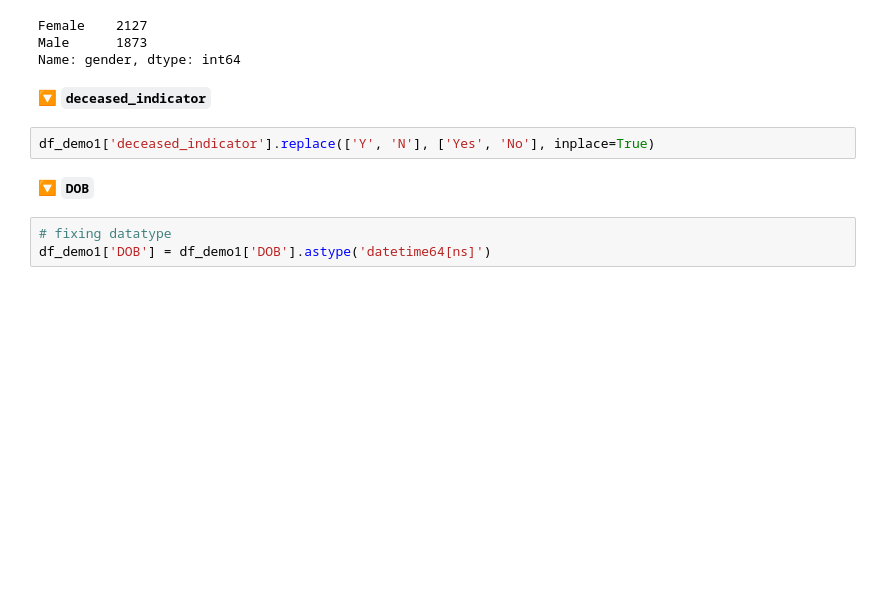
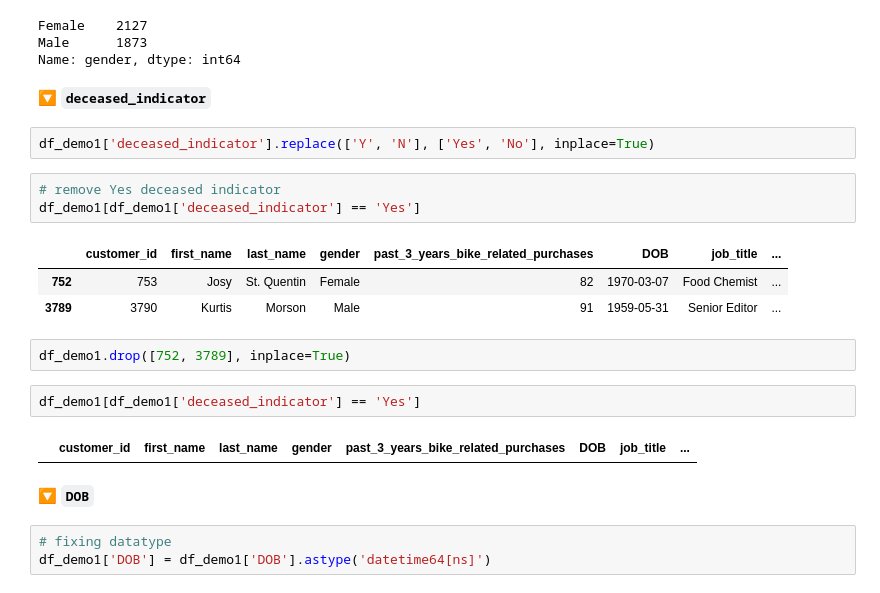
Before and after one commit to faizns/VIX-Data-Analytics-KPMG-AU, a Jupyter notebook: Task 1 - KPMG VIX.ipynb, the cells around one changed output. Drawn from its saved outputs; the diff is of its cells as text; blank space fills up the shorter version.

```diff
--- a/Task 1 - KPMG VIX.ipynb
+++ b/Task 1 - KPMG VIX.ipynb
@@ -374,6 +374,19 @@ Name: gender, dtype: int64
 🔽 **`deceased_indicator`**
 # %%
 df_demo1['deceased_indicator'].replace(['Y', 'N'], ['Yes', 'No'], inplace=True)
+# %%
+# remove Yes deceased indicator
+df_demo1[df_demo1['deceased_indicator'] == 'Yes']
+# %% [output]
+|  | customer_id | first_name | last_name | gender | past_3_years_bike_related_purchases | DOB | job_title | ... |
+| 752 | 753 | Josy | St. Quentin | Female | 82 | 1970-03-07 | Food Chemist | ... |
+| 3789 | 3790 | Kurtis | Morson | Male | 91 | 1959-05-31 | Senior Editor | ... |
+# %%
+df_demo1.drop([752, 3789], inplace=True)
+# %%
+df_demo1[df_demo1['deceased_indicator'] == 'Yes']
+# %% [output]
+|  | customer_id | first_name | last_name | gender | past_3_years_bike_related_purchases | DOB | job_title | ... |
 # %% [markdown]
 🔽 **`DOB`**
 # %%
```
Also changed, not shown: parts of 14 cells of this notebook.
